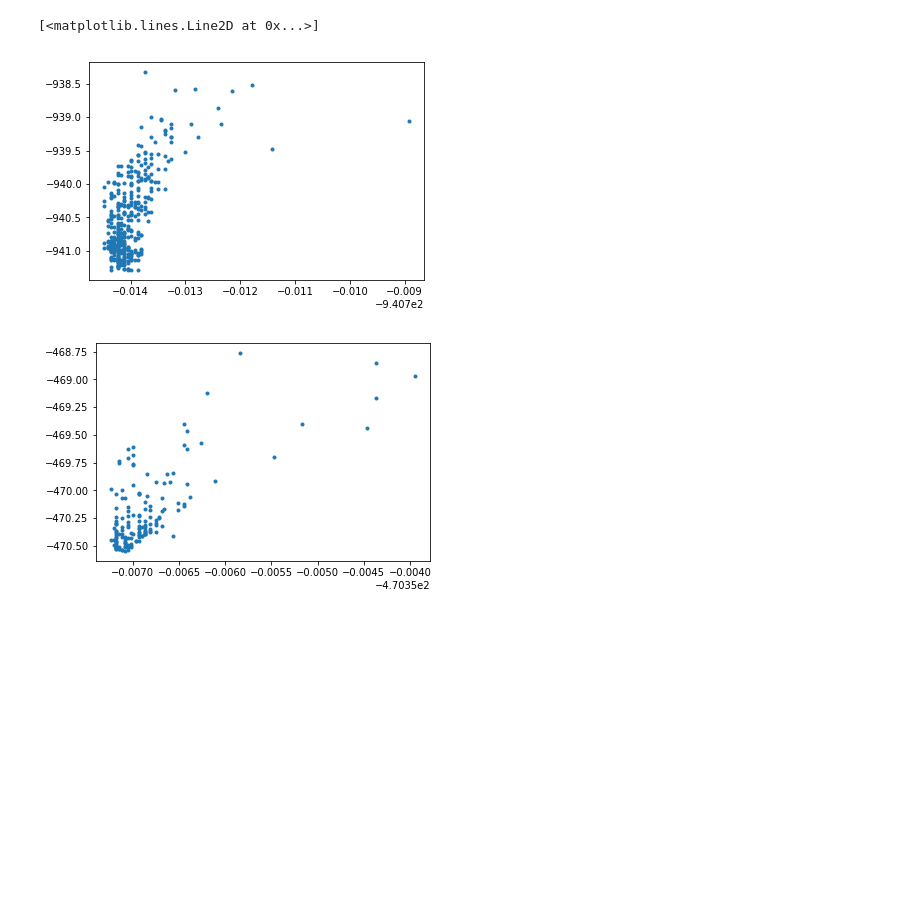
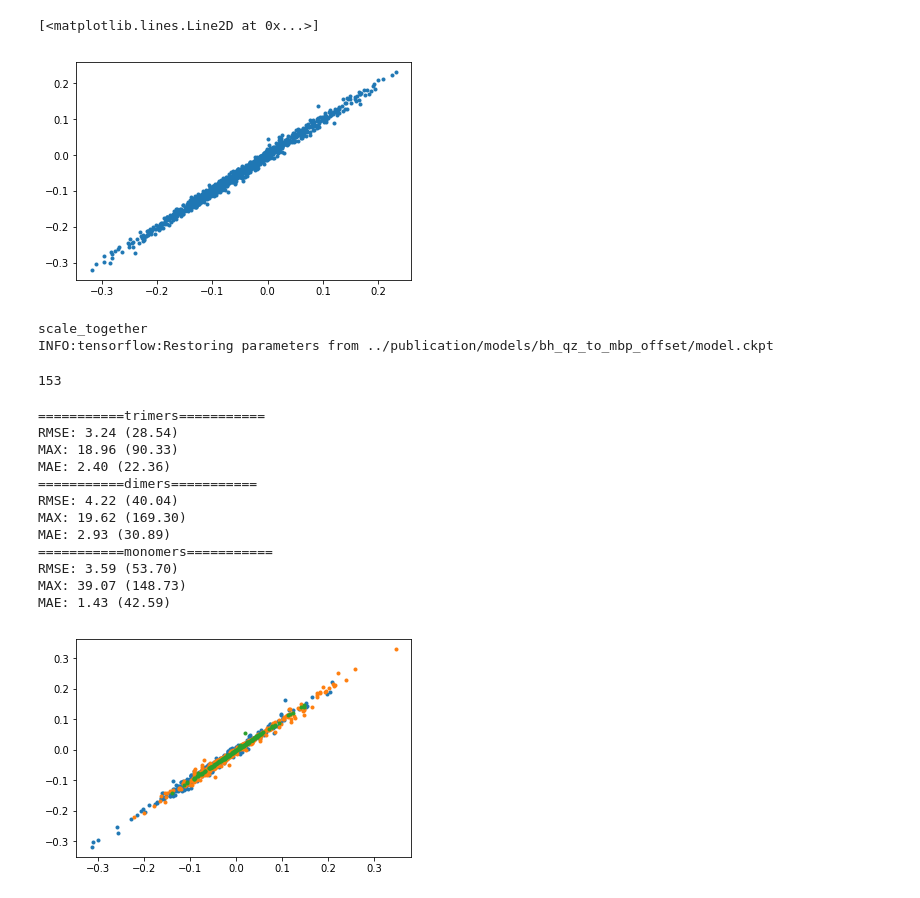
Before and after one commit to semodi/mlcf, a Jupyter notebook: jupyter/build_energy_model.ipynb, the cells around one changed output. Cells and saved outputs as stored; diff of their text form; code cells hidden in the pictures; blank space fills up the shorter version.

Commit message:
functioning energy model

```diff
--- a/jupyter/build_energy_model.ipynb
+++ b/jupyter/build_energy_model.ipynb
@@ -23,0 +9,5 @@ def build_energy_mlcf(feature_src, target_src):
+# %%
+def create_target_file(baseline, reference, output, offset = 0):
+    targets = np.genfromtxt(reference, delimiter = ',') -\
+        np.genfromtxt(baseline, delimiter = ',') - offset
+    pd.DataFrame(targets).to_csv(output, index = None, header = None)
@@ -24,10 +101,21 @@ def build_energy_mlcf(feature_src, target_src):
 # %%
-basepath_feat = '../../ElF/data/revPBE/elfs/basis_default_elf/'
-basepath_tar = '../../ElF/data/revPBE/'
+# basepath_feat = '../../ElF/data/revPBE/elfs/basis_default_nn/'
+# basepath_tar = '../../ElF/data/revPBE/'
 
-systems = ['monomers','dimers','trimers']
+# systems = ['monomers','dimers','trimers']
+# # systems = ['trimers','monomers','dimers']
+# mono_offset = 0
+# n_mol = [1,2,3]
+# for s,nm in zip(systems, n_mol):
+#     create_target_file(basepath_tar +'/{}/forces.dat'.format(s),
+#                       '../../ElF/data/PBE_dz/{}/forces.dat'.format(s),
+#                       basepath_tar +'/{}/forces_revpbe_pbe.dat'.format(s), mono_offset*nm)
 
-feature_src = [basepath_feat + s +'_processed.hdf5' for s in systems]
-target_src = [basepath_tar +'/' + s +'/energies.dat' for s in systems]
 
-nn = build_energy_mlcf(feature_src, target_src)
+# feature_src = [basepath_feat + s +'_processed.hdf5' for s in systems]
+# target_src = [basepath_tar +'/' + s +'/forces_revpbe_pbe.dat' for s in systems]
+
+# masks = {'o':[],'h':[]}
+# for m in masks:
+#     masks[m] = np.genfromtxt('../../elf_models/models_masked/elf/revpbe_to_pbe_mb/mask_{}'.format(m.upper()), dtype = 'bool')
+# nn_force = build_force_mlcf(feature_src, target_src, masks)
@@ -38,3 +122,3 @@ nn = build_energy_mlcf(feature_src, target_src)
 # %%
-nn.train(step_size=0.01, max_steps= 20000 ,b_=[1e-8, 1e-8], optimizer=None, adaptive_rate = False)
+nn.train(step_size=0.001, max_steps= 80001 ,b_=[1e-8, 1e-8], multiplier=[1,1,1])
 # %% [output]
@@ -63,8 +143,40 @@ Populating the interactive namespace from numpy and matplotlib
 # %%
-plot(nn.get_logits(which='test')[1], nn.subnets[1][0].y_test, ls = '', marker = '.')
-figure()
-plot(nn.get_logits(which='test')[0], nn.subnets[0][0].y_test, ls = '', marker = '.')
+plot(nn.get_logits(which='train')[0], nn.subnets[0][0].y_train, ls = '', marker = '.')
 # %% [output]
 [<matplotlib.lines.Line2D at 0x...>]
-[figure, old version]
+[figure, new version]
-[figure, removed]
+# %%
+nn = mlc_func.load_network('../publication/models/bh_qz_to_mbp_offset/')
+# %% [output]
+scale_together
+INFO:tensorflow:Restoring parameters from ../publication/models/bh_qz_to_mbp_offset/model.ckpt
+# %%
+len(nn.subnets[2][2].y_test)
+# %% [output]
+153
+# %%
+n_mol_dict = {'monomers' : 1, 'dimers': 2,'trimers': 3}
+for i in range(3):
+    plot(nn.get_logits(which='test')[i], nn.subnets[i][0].y_test, ls = '', marker = '.')
+    dev = (nn.get_logits(which='test')[i] - nn.subnets[i][0].y_test)/n_mol_dict[systems[i]]*1000
+    dev_bh = nn.subnets[i][0].y_test/n_mol_dict[systems[i]]*1000
+    dev -= np.mean(dev)
+    dev_bh -= np.mean(dev_bh)
+    print('==========={}==========='.format(systems[i]))
+    print('RMSE: {:3.2f} ({:3.2f})'.format(np.std(dev),np.std(dev_bh)))
+    print('MAX: {:3.2f} ({:3.2f})'.format(np.max(np.abs(dev)),np.max(np.abs(dev_bh))))
+    print('MAE: {:3.2f} ({:3.2f})'.format(np.mean(np.abs(dev)),np.mean(np.abs(dev_bh))))
+# %% [output]
+===========trimers===========
+RMSE: 3.24 (28.54)
+MAX: 18.96 (90.33)
+MAE: 2.40 (22.36)
+===========dimers===========
+RMSE: 4.22 (40.04)
+MAX: 19.62 (169.30)
+MAE: 2.93 (30.89)
+===========monomers===========
+RMSE: 3.59 (53.70)
+MAX: 39.07 (148.73)
+MAE: 1.43 (42.59)
+[figure, added]
```
Also changed, not shown: parts of 12 cells of this notebook, 9 other files.
